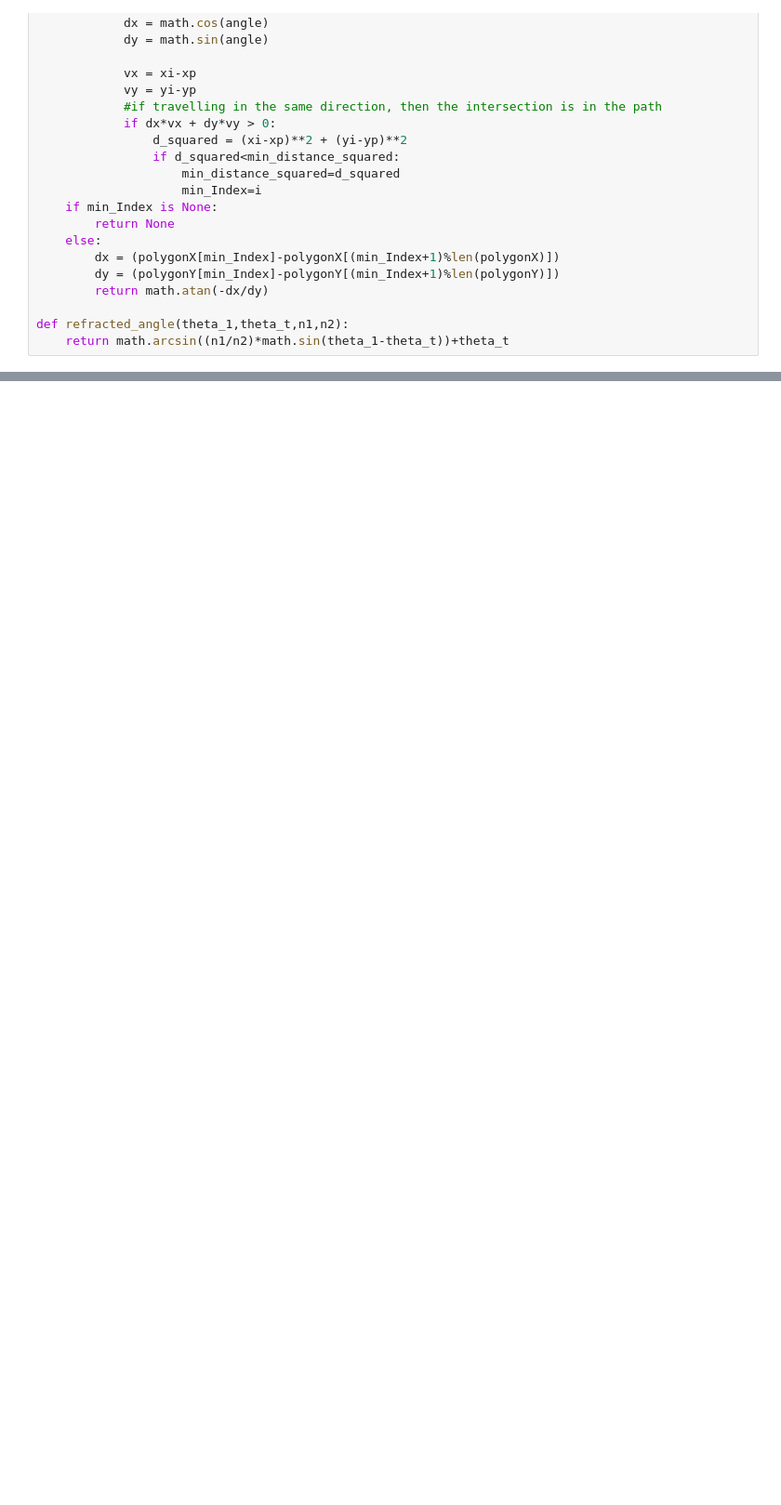
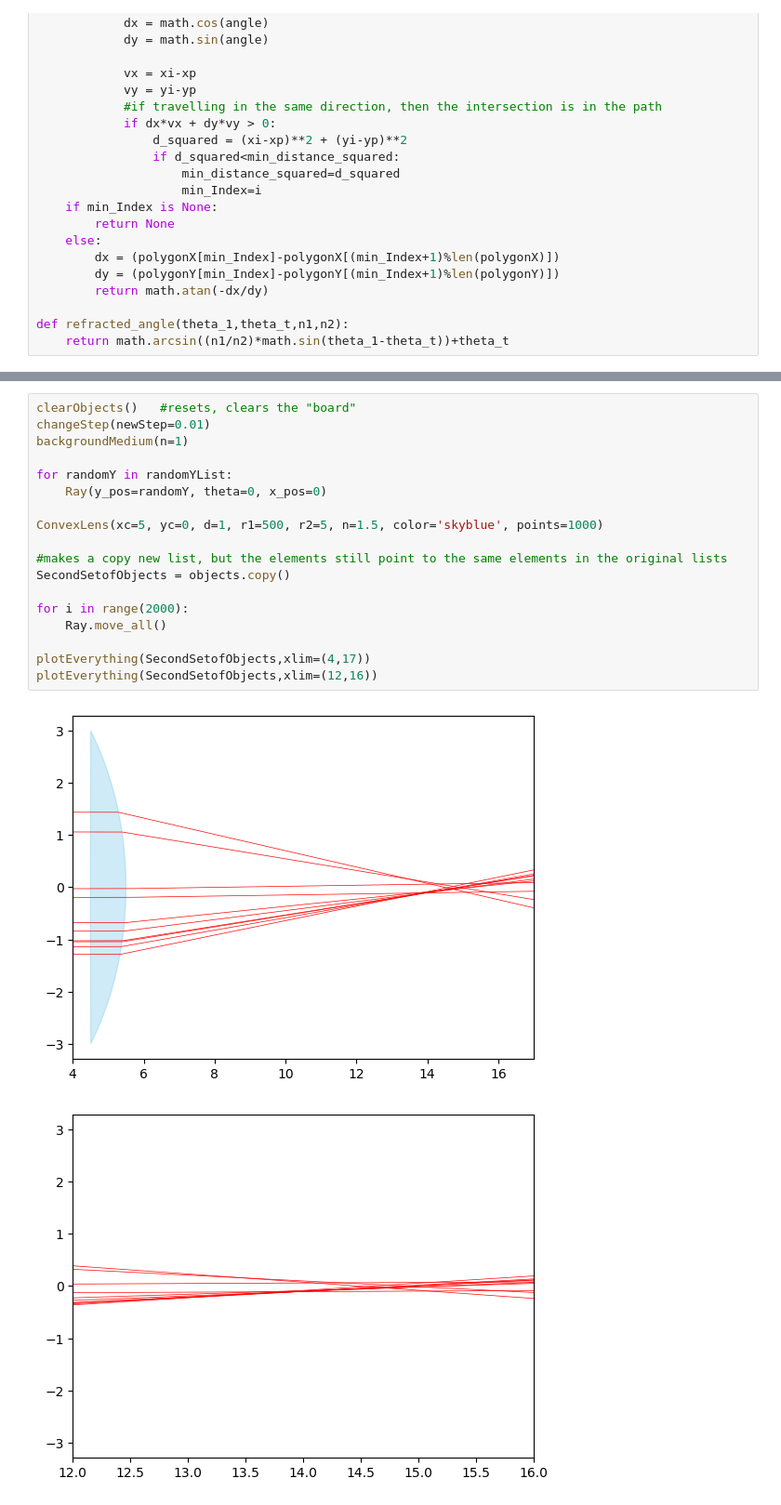
Before and after one commit to jus910/Ray-Tracing, a Jupyter notebook: CurrentTesting.ipynb, the cells around one changed output, grey strips where cells are left out. Shown at 93% size. Drawn from its saved outputs; the diff is of its cells as text; blank space fills up the shorter version.

```diff
--- a/CurrentTesting.ipynb
+++ b/CurrentTesting.ipynb
@@ -234,0 +278,21 @@ plotEverything()
+# %%
+clearObjects()   #resets, clears the "board"
+changeStep(newStep=0.01)
+backgroundMedium(n=1)
+
+for randomY in randomYList:
+    Ray(y_pos=randomY, theta=0, x_pos=0)
+
+ConvexLens(xc=5, yc=0, d=1, r1=500, r2=5, n=1.5, color='skyblue', points=1000)
+
+#makes a copy new list, but the elements still point to the same elements in the original lists
+SecondSetofObjects = objects.copy()
+
+for i in range(2000):
+    Ray.move_all()
+
+plotEverything(SecondSetofObjects,xlim=(4,17))
+plotEverything(SecondSetofObjects,xlim=(12,16))
+# %% [output]
+[figure, added]
+[figure, added]
```
Also changed, not shown: parts of 3 cells of this notebook.
